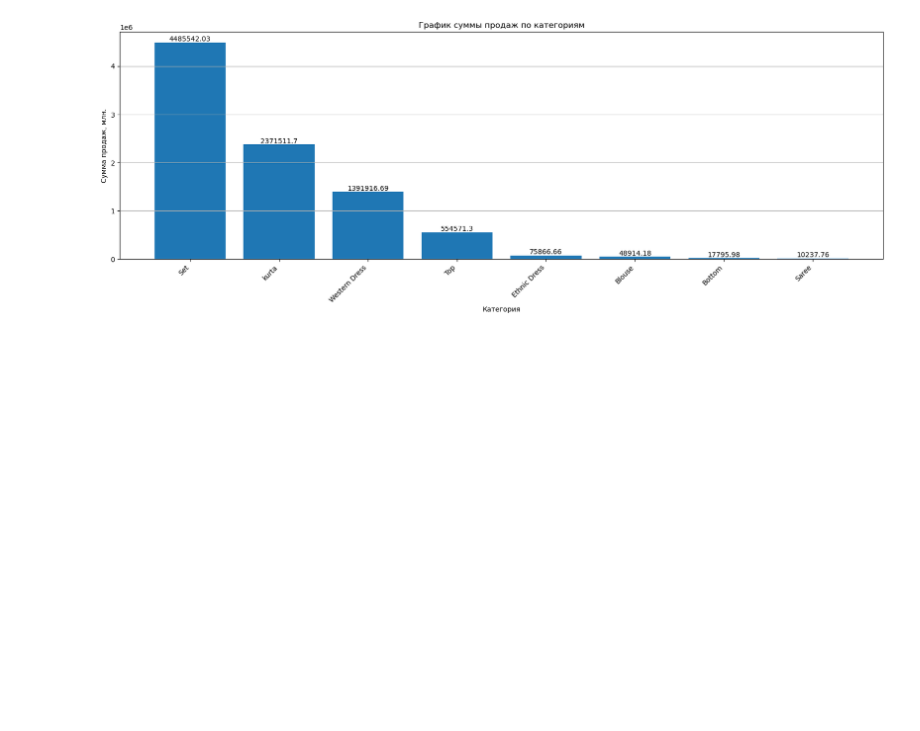
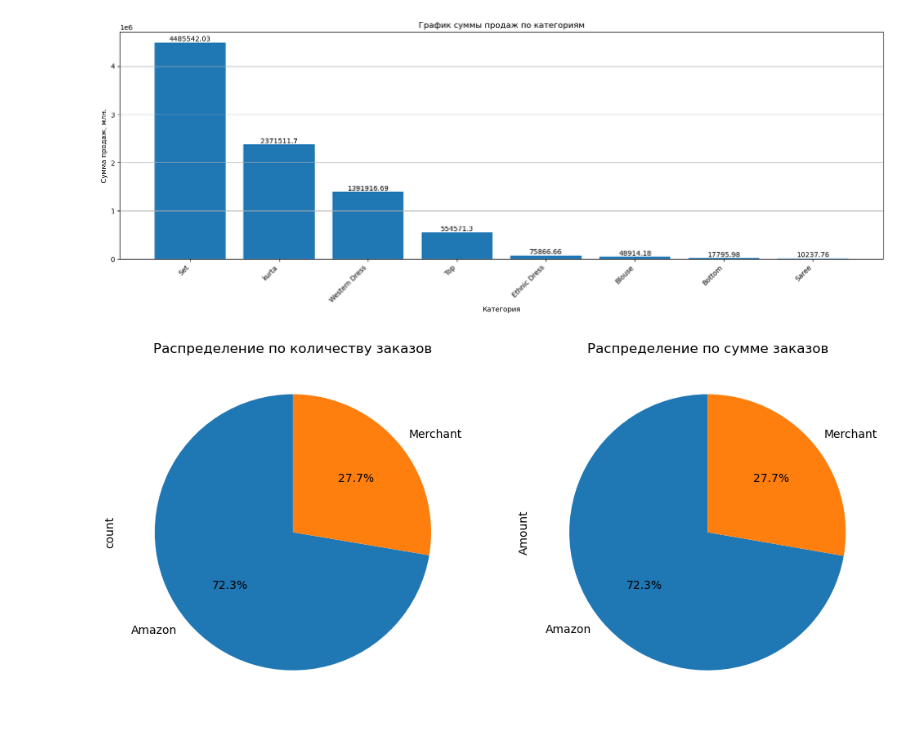
Before and after one commit to MaximManuyko/Jupyter, a Jupyter notebook: 5_Набор_данных_о_продажах_электронной_коммерции.ipynb, the cells around one changed output. Drawn from its saved outputs; the diff is of its cells as text; code cells hidden in the pictures; blank space fills up the shorter version.

```diff
--- a/5_Набор_данных_о_продажах_электронной_коммерции.ipynb
+++ b/5_Набор_данных_о_продажах_электронной_коммерции.ipynb
@@ -269,3 +299,26 @@ for i, value in enumerate(grouped_df['Amount']):
 plt.show()
 # %% [output]
 [figure]
+# %%
+df = input_raw.copy(deep=True)
+
+# Фильтруем строки по условию в колонке Status
+filtered_df = df[df['Status'].isin(['Shipped', 'Shipped - Delivered to Buyer', 'Shipped - Picked Up'])]
+
+# Создаем область для двух диаграмм
+fig, axes = plt.subplots(nrows=1, ncols=2, figsize=(12, 6))
+
+# Первая круговая диаграмма (по количеству)
+fulfilment_count = filtered_df['Fulfilment'].value_counts()
+fulfilment_count.plot.pie(autopct='%1.1f%%', startangle=90, ax=axes[0])
+axes[0].set_title('Распределение по количеству заказов')
+
+# Вторая круговая диаграмма (по сумме в колонке Amount)
+fulfilment_sum = filtered_df.groupby('Fulfilment')['Amount'].sum()
+fulfilment_sum.plot.pie(autopct='%1.1f%%', startangle=90, ax=axes[1])
+axes[1].set_title('Распределение по сумме заказов')
+
+# Отображение диаграмм
+plt.show()
+# %% [output]
+[figure, added]
```
Also changed, not shown: parts of 12 cells of this notebook, 18 other files.
